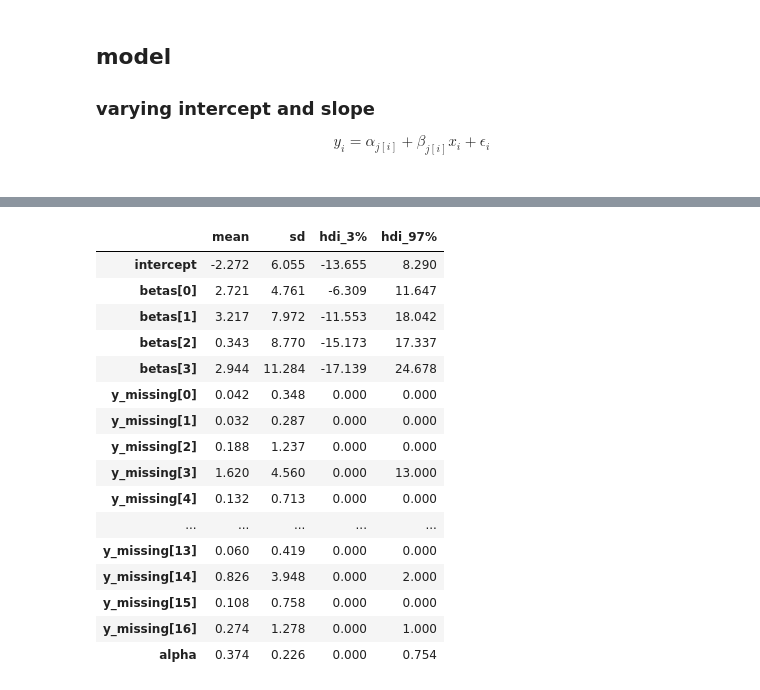
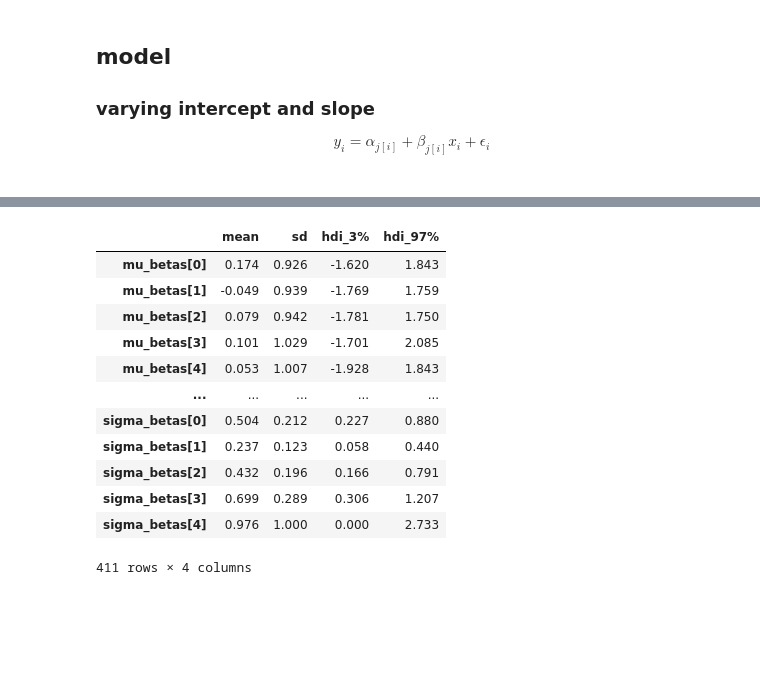
Before and after one commit to acmiyaguchi/iyse4620-birdcall-distributions, a Jupyter notebook: notebooks/2022-11-27-more-modeling.ipynb, the cells around one changed output, grey strips where cells are left out. Cells and saved outputs as stored; diff of their text form; code cells hidden in the pictures; blank space fills up the shorter version.

```diff
--- a/notebooks/2022-11-27-more-modeling.ipynb
+++ b/notebooks/2022-11-27-more-modeling.ipynb
@@ -44,7 +44,7 @@ df = df[df.grid.notnull()]
 df["adjacency_idx"] = df.grid_id.apply(lambda x: mapping.get(x, None))
 
 # now modify the species list so we only keep the top n
-n = 10
+n = 5
 top_n = (
     df[["primary_label"]]
     .groupby("primary_label")
@@ -60,9 +60,10 @@ group_cols = ["primary_label", "grid_id"]
 counts_df = df[group_cols].groupby(group_cols).value_counts().reset_index()
 counts_df.columns = group_cols + ["y"]
 
-prep_df = counts_df.merge(
-    ee_df.rename(columns={"name": "grid_id"}), on="grid_id", how="outer"
+ee_with_species = ee_df.rename(columns={"name": "grid_id"}).merge(
+    pd.DataFrame({"primary_label": df.primary_label.unique()}), how="cross"
 )
+prep_df = counts_df.merge(ee_with_species, on=["grid_id", "primary_label"], how="outer")
 prep_df["adjacency_idx"] = prep_df.grid_id.apply(lambda x: mapping.get(x, None))
 prep_df = prep_df.set_index("adjacency_idx").sort_index()
 prep_df
@@ -237,7 +218,5 @@ AssertionError: Could not broadcast dimensions
 # %%
 with full_model:
-    # trace_full = pm.sample(1000, target_accept=0.9)
-    trace_full = pm.sample(10, tune=10, target_accept=0.9)
-
-az.summary(trace_full, kind="stats", var_names=["~phi", "~y"])
+    trace_full = pm.sample(1000, target_accept=0.9)
+    # trace_full = pm.sample(10, tune=10, target_accept=0.9)
 # %% [output]
@@ -252,23 +229,19 @@ ValueError: conflicting sizes for dimension 'species_idx': length 5 on the data
 # %%
-az.summary(trace_full, kind="stats", var_names=["~phi", "~y"])
+az.summary(trace_full, kind="stats", var_names=["~phi", "~y", "~mu", "~betas"])
 # %% [output]
 |  | mean | sd | hdi_3% | hdi_97% |
-| intercept | -2.272 | 6.055 | -13.655 | 8.290 |
-| betas[0] | 2.721 | 4.761 | -6.309 | 11.647 |
-| betas[1] | 3.217 | 7.972 | -11.553 | 18.042 |
-| betas[2] | 0.343 | 8.770 | -15.173 | 17.337 |
-| betas[3] | 2.944 | 11.284 | -17.139 | 24.678 |
-| y_missing[0] | 0.042 | 0.348 | 0.000 | 0.000 |
-| y_missing[1] | 0.032 | 0.287 | 0.000 | 0.000 |
-| y_missing[2] | 0.188 | 1.237 | 0.000 | 0.000 |
-| y_missing[3] | 1.620 | 4.560 | 0.000 | 13.000 |
-| y_missing[4] | 0.132 | 0.713 | 0.000 | 0.000 |
+| mu_betas[0] | 0.174 | 0.926 | -1.620 | 1.843 |
+| mu_betas[1] | -0.049 | 0.939 | -1.769 | 1.759 |
+| mu_betas[2] | 0.079 | 0.942 | -1.781 | 1.750 |
+| mu_betas[3] | 0.101 | 1.029 | -1.701 | 2.085 |
+| mu_betas[4] | 0.053 | 1.007 | -1.928 | 1.843 |
 | ... | ... | ... | ... | ... |
-| y_missing[13] | 0.060 | 0.419 | 0.000 | 0.000 |
-| y_missing[14] | 0.826 | 3.948 | 0.000 | 2.000 |
-| y_missing[15] | 0.108 | 0.758 | 0.000 | 0.000 |
-| y_missing[16] | 0.274 | 1.278 | 0.000 | 1.000 |
-| alpha | 0.374 | 0.226 | 0.000 | 0.754 |
+| sigma_betas[0] | 0.504 | 0.212 | 0.227 | 0.880 |
+| sigma_betas[1] | 0.237 | 0.123 | 0.058 | 0.440 |
+| sigma_betas[2] | 0.432 | 0.196 | 0.166 | 0.791 |
+| sigma_betas[3] | 0.699 | 0.289 | 0.306 | 1.207 |
+| sigma_betas[4] | 0.976 | 1.000 | 0.000 | 2.733 |
+411 rows × 4 columns
 # %%
 with full_model:
     ppc_full = pm.sample_posterior_predictive(trace_full)
```
Also changed, not shown: parts of 8 cells of this notebook.
